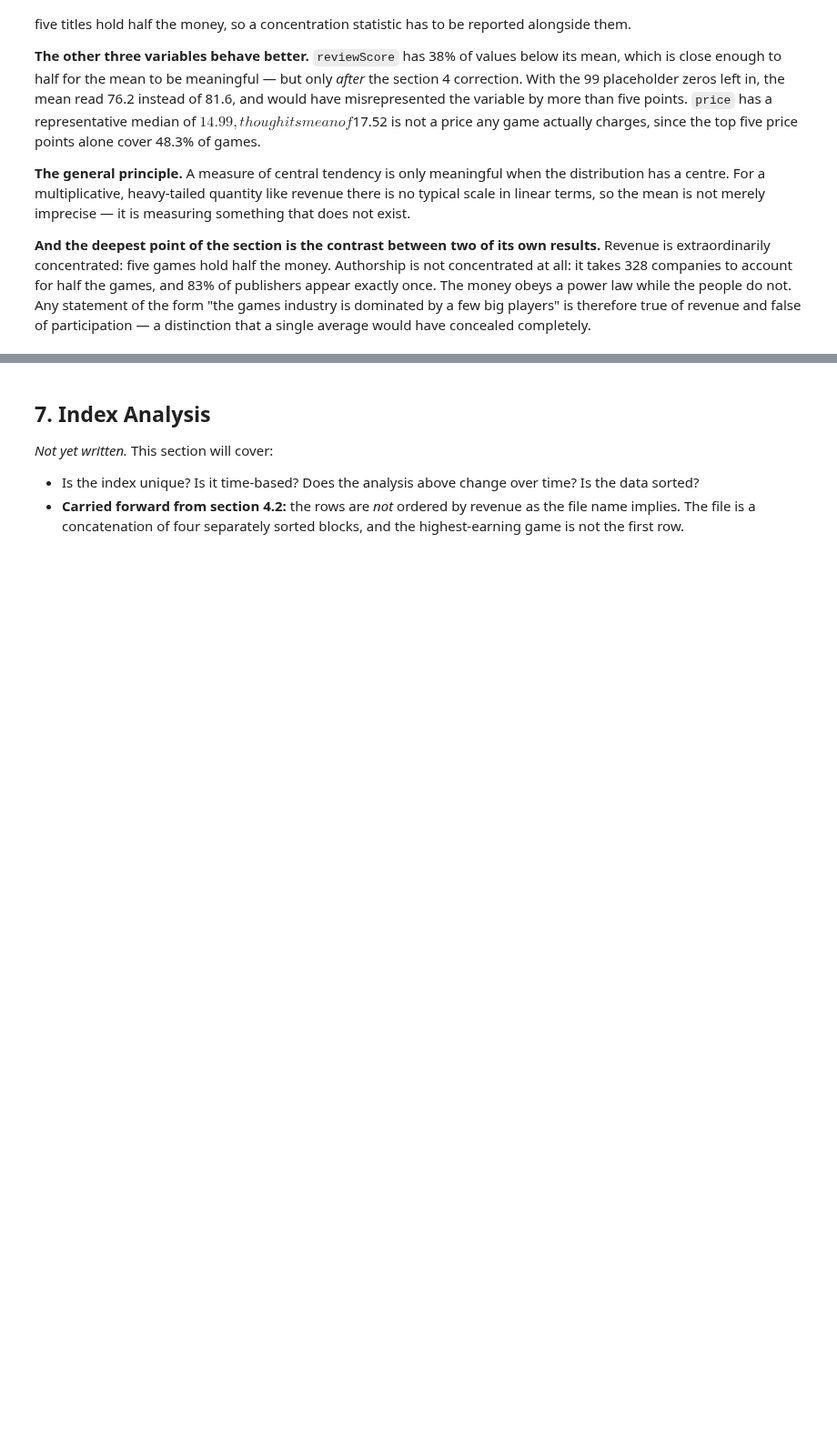
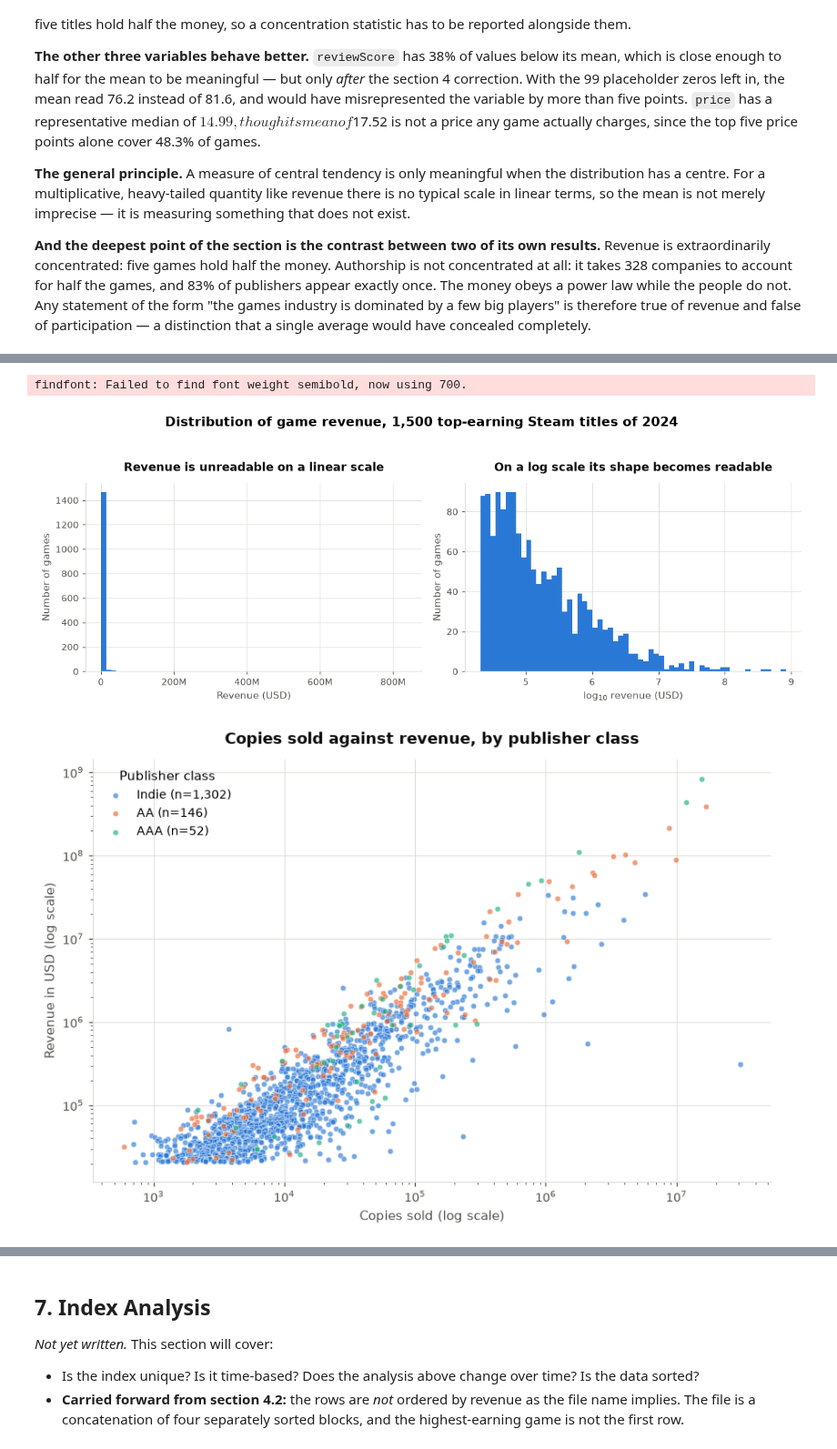
Before and after one commit to shonmazon/Data_Science, a Jupyter notebook: assignment1-eda/notebooks/steam_2024_eda.ipynb, the cells around one changed output, grey strips where cells are left out. Shown at 91% size. Drawn from its saved outputs; the diff is of its cells as text; code cells hidden in the pictures; blank space fills up the shorter version.

```diff
--- a/assignment1-eda/notebooks/steam_2024_eda.ipynb
+++ b/assignment1-eda/notebooks/steam_2024_eda.ipynb
@@ -1198,0 +1341,7 @@ completely.
+# %%
+display(plot_revenue_distribution(featured_games))
+display(plot_copies_versus_revenue(featured_games))
+# %% [output]
+findfont: Failed to find font weight semibold, now using 700.
+[figure, added]
+[figure, added]
```
Also changed, not shown: parts of 27 cells of this notebook, 2 other files.
